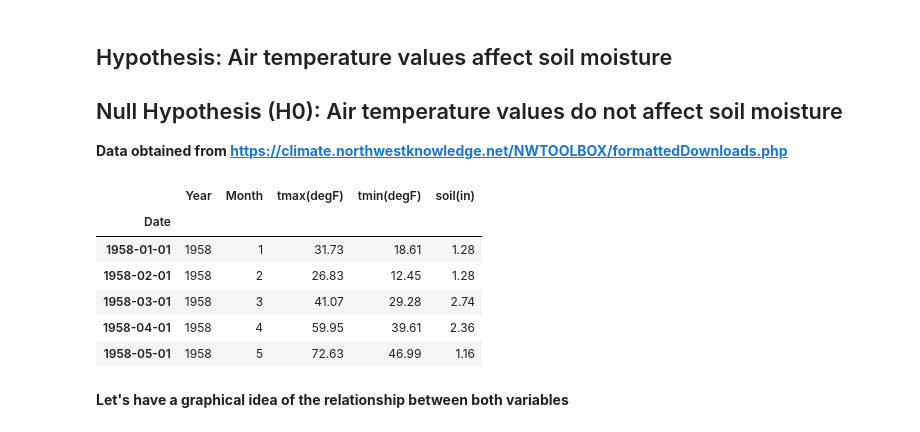
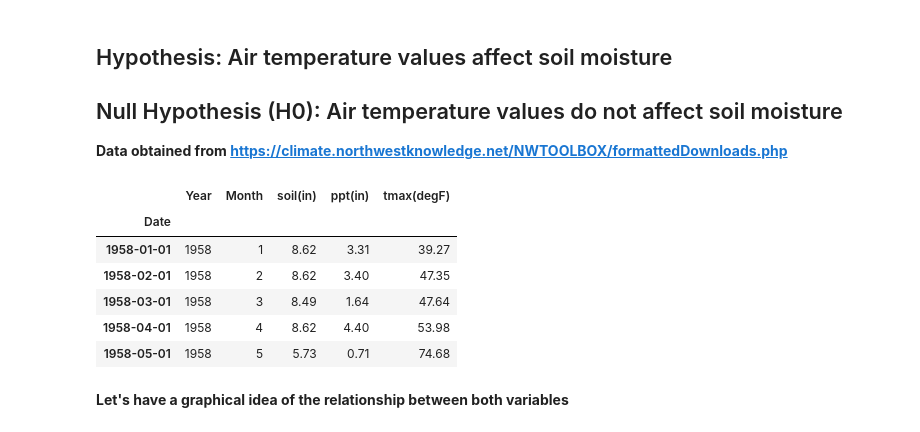
Before and after one commit to dhrutijoshi11/HypothesisTesting, a Jupyter notebook: airTemp_soilmoisture.ipynb, the cells around one changed output. Cells and saved outputs as stored; diff of their text form; code cells hidden in the pictures.

```diff
--- a/airTemp_soilmoisture.ipynb
+++ b/airTemp_soilmoisture.ipynb
@@ -27,13 +24,13 @@ df2.set_index('Date', inplace= True)
 # %%
-df2.head()
+df.head()
 # %% [output]
-|  | Year | Month | tmax(degF) | tmin(degF) | soil(in) |
+|  | Year | Month | soil(in) | ppt(in) | tmax(degF) |
 | Date |  |  |  |  |  |
-| 1958-01-01 | 1958 | 1 | 31.73 | 18.61 | 1.28 |
-| 1958-02-01 | 1958 | 2 | 26.83 | 12.45 | 1.28 |
-| 1958-03-01 | 1958 | 3 | 41.07 | 29.28 | 2.74 |
-| 1958-04-01 | 1958 | 4 | 59.95 | 39.61 | 2.36 |
-| 1958-05-01 | 1958 | 5 | 72.63 | 46.99 | 1.16 |
+| 1958-01-01 | 1958 | 1 | 8.62 | 3.31 | 39.27 |
+| 1958-02-01 | 1958 | 2 | 8.62 | 3.40 | 47.35 |
+| 1958-03-01 | 1958 | 3 | 8.49 | 1.64 | 47.64 |
+| 1958-04-01 | 1958 | 4 | 8.62 | 4.40 | 53.98 |
+| 1958-05-01 | 1958 | 5 | 5.73 | 0.71 | 74.68 |
 # %% [markdown]
 **Let's have a graphical idea of the relationship between both variables**
 # %%
```
Also changed, not shown: parts of 23 cells of this notebook.
